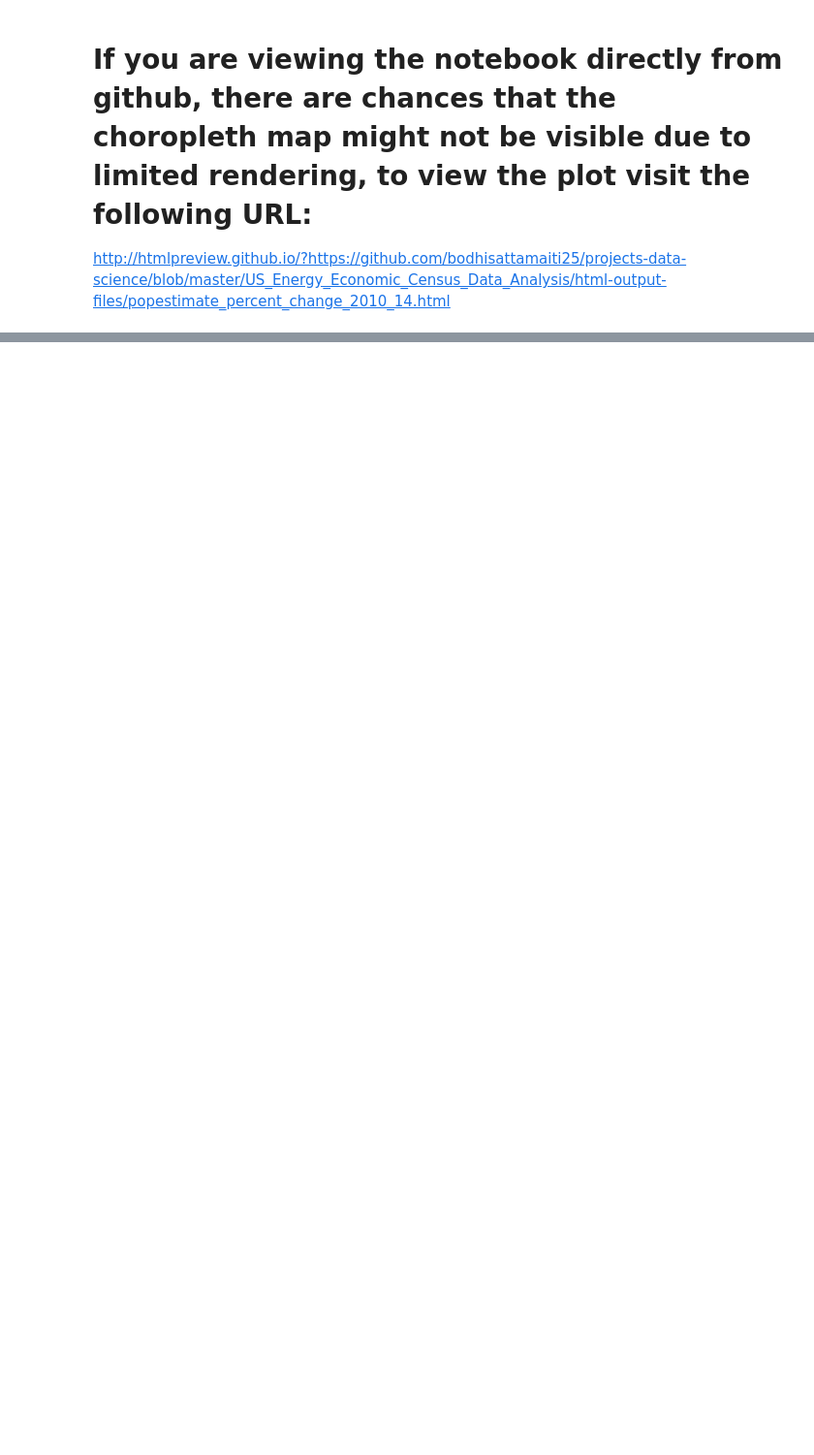
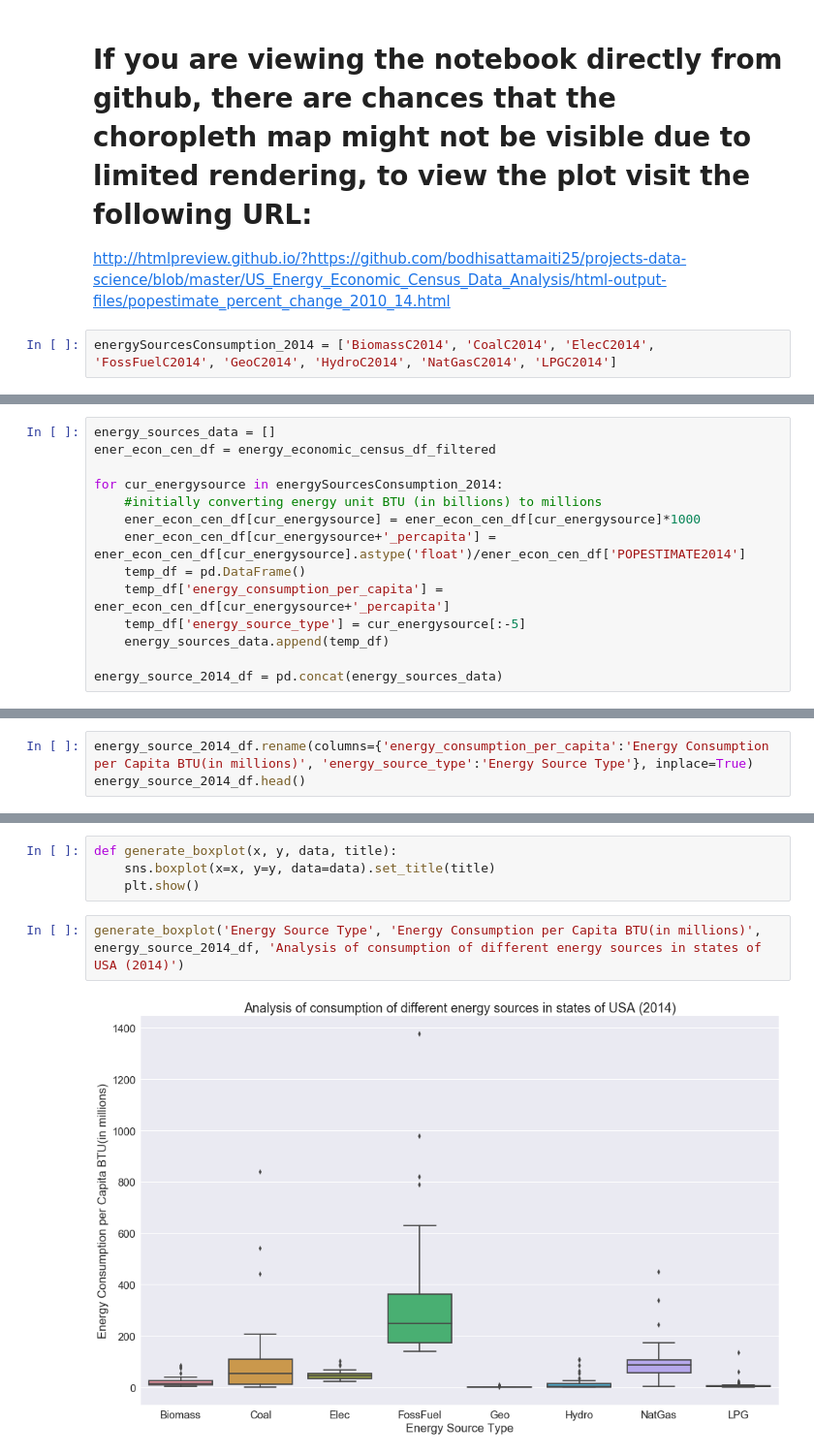
Before and after one commit to bodhisattamaiti25/projects-data-science, a Jupyter notebook: US_Energy_Economic_Census_Data_Analysis/US_Energy_Economic_Census_Data_Analysis.ipynb, the cells around one changed output, grey strips where cells are left out. Shown at 97% size. Drawn from its saved outputs; the diff is of its cells as text; blank space fills up the shorter version.

Commit message:
add box plot

```diff
--- a/US_Energy_Economic_Census_Data_Analysis/US_Energy_Economic_Census_Data_Analysis.ipynb
+++ b/US_Energy_Economic_Census_Data_Analysis/US_Energy_Economic_Census_Data_Analysis.ipynb
@@ -377,3 +377,5 @@ generate_choropleth_map_usa('POPESTIMATE_PERCENT_CHANGE_2010_2014', 'Population
 # If you are viewing the notebook directly from github, there are chances that the choropleth map might not be visible due to limited rendering, to view the plot visit the following URL:
 
 http://htmlpreview.github.io/?https://github.com/bodhisattamaiti25/projects-data-science/blob/master/US_Energy_Economic_Census_Data_Analysis/html-output-files/popestimate_percent_change_2010_14.html
+# %%
+energySourcesConsumption_2014 = ['BiomassC2014', 'CoalC2014', 'ElecC2014', 'FossFuelC2014', 'GeoC2014', 'HydroC2014', 'NatGasC2014', 'LPGC2014']
@@ -379,0 +384,14 @@ http://htmlpreview.github.io/?https://github.com/bodhisattamaiti25/projects-data
+# %%
+energy_sources_data = []
+ener_econ_cen_df = energy_economic_census_df_filtered
+
+for cur_energysource in energySourcesConsumption_2014:
+    #initially converting energy unit BTU (in billions) to millions
+    ener_econ_cen_df[cur_energysource] = ener_econ_cen_df[cur_energysource]*1000
+    ener_econ_cen_df[cur_energysource+'_percapita'] = ener_econ_cen_df[cur_energysource].astype('float')/ener_econ_cen_df['POPESTIMATE2014']
+    temp_df = pd.DataFrame()
+    temp_df['energy_consumption_per_capita'] = ener_econ_cen_df[cur_energysource+'_percapita']
+    temp_df['energy_source_type'] = cur_energysource[:-5]
+    energy_sources_data.append(temp_df)
+
+energy_source_2014_df = pd.concat(energy_sources_data)
@@ -379,0 +420,3 @@ http://htmlpreview.github.io/?https://github.com/bodhisattamaiti25/projects-data
+# %%
+energy_source_2014_df.rename(columns={'energy_consumption_per_capita':'Energy Consumption per Capita BTU(in millions)', 'energy_source_type':'Energy Source Type'}, inplace=True)
+energy_source_2014_df.head()
@@ -379,0 +430,8 @@ http://htmlpreview.github.io/?https://github.com/bodhisattamaiti25/projects-data
+# %%
+def generate_boxplot(x, y, data, title):
+    sns.boxplot(x=x, y=y, data=data).set_title(title)
+    plt.show()
+# %%
+generate_boxplot('Energy Source Type', 'Energy Consumption per Capita BTU(in millions)', energy_source_2014_df, 'Analysis of consumption of different energy sources in states of USA (2014)')
+# %% [output]
+[figure, added]
```
Also changed, not shown: parts of 9 cells of this notebook, 2 other files.
